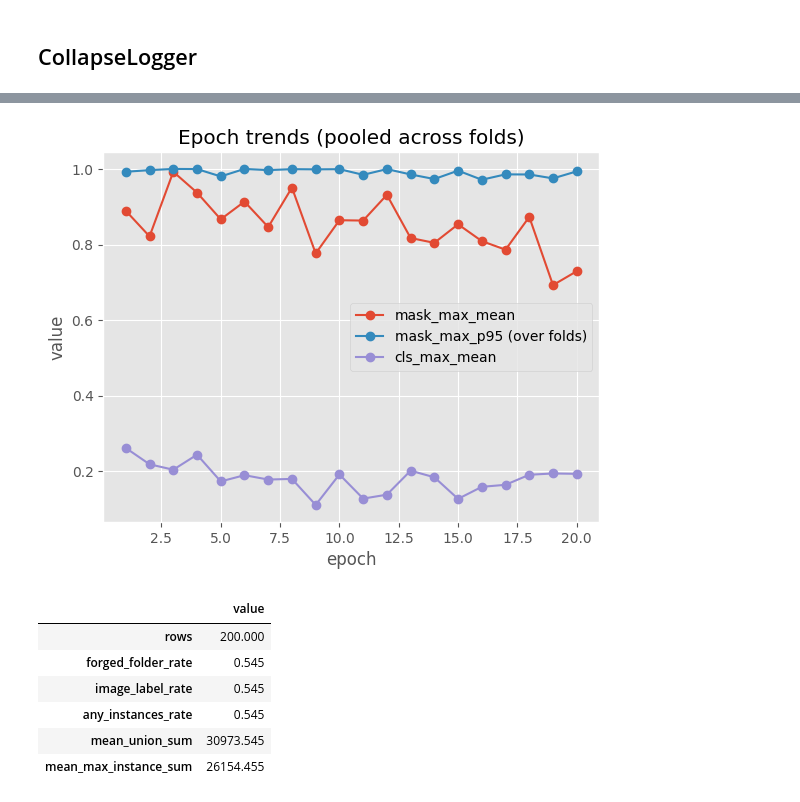
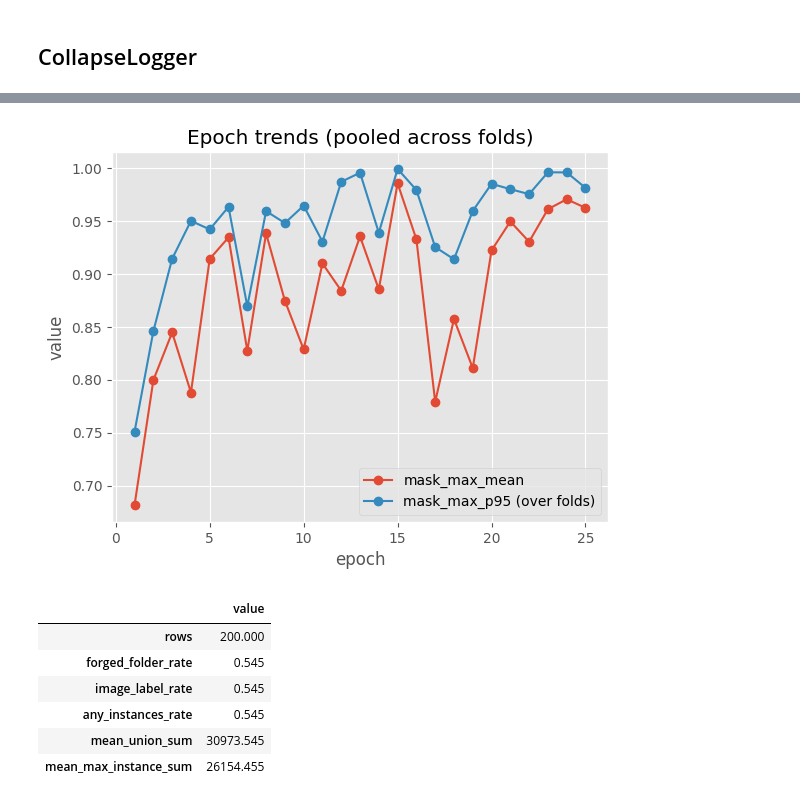
Before and after one commit to piiop/RecodAI_LUC, a Jupyter notebook: notebooks/cv_analysis.ipynb, the cells around one changed output, grey strips where cells are left out. Saved outputs shown, nothing was run; the diff lists cells and outputs as text; code cells hidden in the pictures.

```diff
--- a/notebooks/cv_analysis.ipynb
+++ b/notebooks/cv_analysis.ipynb
@@ -99,7 +98,7 @@ def load_run(names):
     raise FileNotFoundError(f"Not found under OOF_ROOT: {name}")
 
 # Use load_run(name | [names]) to load one or more CV runs or loose files from experiments/oof_results/
-runs = load_run(["mini_tv_0p10_cls1p0_cnb"])  # or: load_run("mini_smoke"), load_run("oof_predictions.csv")
+runs = load_run(["oof_tv_0p10_cls1p0_cnb_tk1_mm0p002_pr0p02_m0p5_img512"])  # or: load_run("mini_smoke"), load_run("oof_predictions.csv")
 
 print("Loaded:")
 if isinstance(runs, dict) and "name" not in runs:
@@ -168,7 +167,7 @@ mini_tv_0p10_cls1p0_cnb
 ## CollapseLogger
 # %%
 # ---- Use an already-loaded run from `runs` ----
-run = runs["mini_tv_0p10_cls1p0_cnb"]  # must exist in `runs`
+run = runs["oof_tv_0p10_cls1p0_cnb_tk1_mm0p002_pr0p02_m0p5_img512"]  # must exist in `runs`
 
 OOF_RUN_DIR = Path(run["path"])
 oof_metrics = run["metrics"] or {}
@@ -977,38 +986,36 @@ if len(oof_area):
 # %%
-# --- Plots: mask_max_mean, mask_max_p95, cls_max_mean vs epoch ---
+# --- Plots: mask_max_mean, mask_max_p95 vs epoch ---
 
 es_plot = epoch_summary.copy()
 
-need = ["fold", "epoch", "mask_max_mean", "cls_max_mean"]
+need = ["fold", "epoch", "mask_max_mean", ]
 missing = [c for c in need if c not in es_plot.columns]
 if missing:
     raise ValueError(f"epoch_summary missing required columns: {missing}")
 
 # coerce numeric
-for c in ["fold", "epoch", "mask_max_mean", "cls_max_mean"]:
+for c in ["fold", "epoch", "mask_max_mean"]:
     es_plot[c] = pd.to_numeric(es_plot[c], errors="coerce")
 
-es_plot = es_plot.dropna(subset=["epoch", "mask_max_mean", "cls_max_mean"])
+es_plot = es_plot.dropna(subset=["epoch", "mask_max_mean"])
 
 # aggregate across folds per epoch
 g = es_plot.groupby("epoch", as_index=False).agg(
     mask_max_mean=("mask_max_mean", "mean"),
-    mask_max_p95=("mask_max_mean", lambda s: s.quantile(0.95)),
-    cls_max_mean=("cls_max_mean", "mean"),
+    mask_max_p95=("mask_max_mean", lambda s: s.quantile(0.95))
 )
 
 plt.figure()
 plt.plot(g["epoch"], g["mask_max_mean"], marker="o", label="mask_max_mean")
 plt.plot(g["epoch"], g["mask_max_p95"], marker="o", label="mask_max_p95 (over folds)")
-plt.plot(g["epoch"], g["cls_max_mean"], marker="o", label="cls_max_mean")
 plt.xlabel("epoch")
 plt.ylabel("value")
 plt.title("Epoch trends (pooled across folds)")
 plt.grid(True)
 plt.legend()
 plt.show()
 # %% [output]
-[figure, old version]
+[figure, new version]
 # %%
 # sanity_random_200 check
 # %%
```
Also changed, not shown: parts of 13 cells of this notebook, 3 other files.
